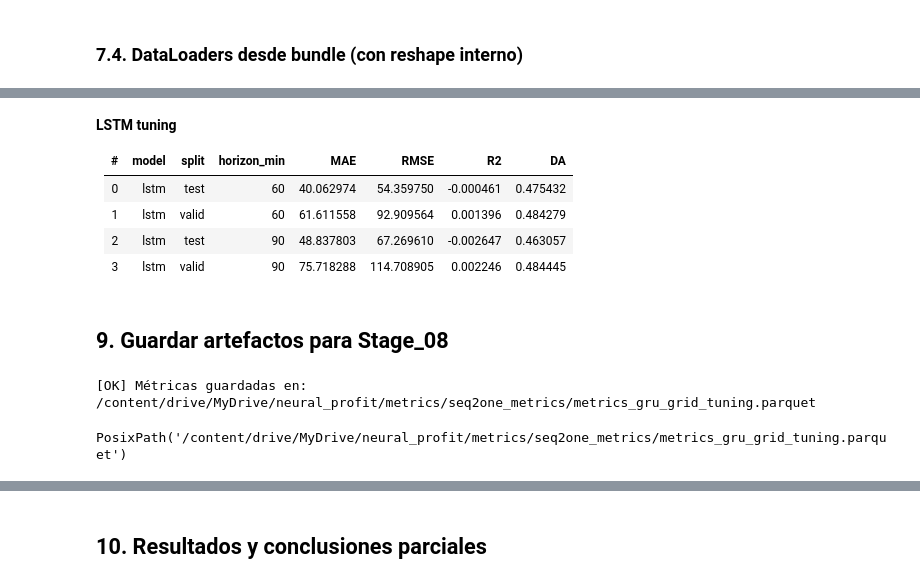
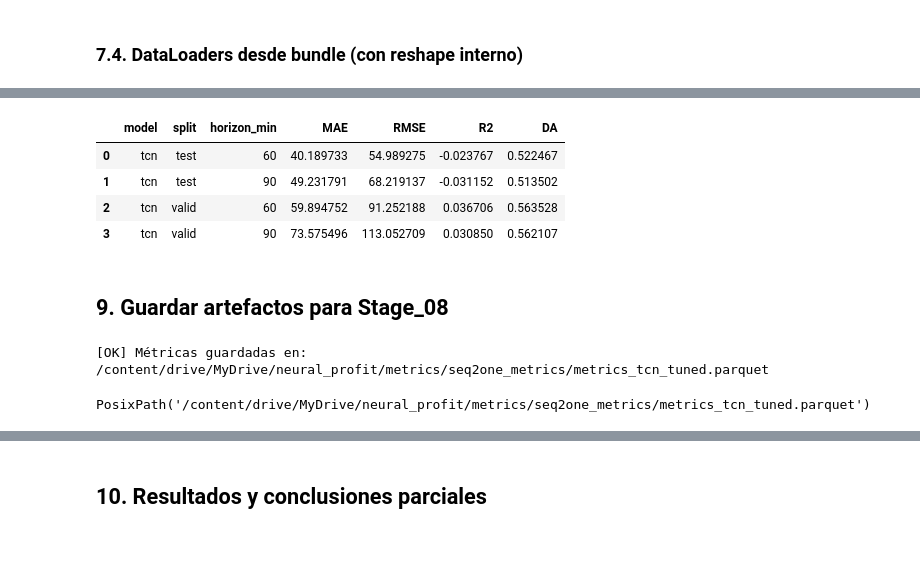
Before and after one commit to GUNAPILLCO/neural_profit, a Jupyter notebook: notebooks/stage_07_model_training/seq2one/stage_07_07_tcn_seq2one.ipynb, the cells around one changed output, grey strips where cells are left out. Saved outputs shown, nothing was run; the diff lists cells and outputs as text; code cells hidden in the pictures; blank space fills up the shorter version.

Commit message:
TCN completo con métricas.

```diff
--- a/notebooks/stage_07_model_training/seq2one/stage_07_07_tcn_seq2one.ipynb
+++ b/notebooks/stage_07_model_training/seq2one/stage_07_07_tcn_seq2one.ipynb
@@ -1125,0 +1227,2 @@ def run_gru_grid_for_bundle(
+# %%
+best_params_60, best_mae_60, study_60 = run_optuna(bundle_60_tune, n_trials=30, study_name="tcn_h60")
@@ -1125,0 +1248,2 @@ def run_gru_grid_for_bundle(
+# %%
+best_params_90, best_mae_90, study_90 = run_optuna(bundle_90_tune, n_trials=30, study_name="tcn_h90")
@@ -1125,0 +1601,13 @@ def run_gru_grid_for_bundle(
+# %%
+DEVICE = "cuda" if torch.cuda.is_available() else "cpu"
+N_FEATURES = 20
+BS60 = int(best_params_60["batch_size"])
+
+dl_valid_60 = make_loader_from_split(bundle_60, split="valid", batch_size=BS60, n_features=N_FEATURES)
+dl_test_60  = make_loader_from_split(bundle_60, split="test",  batch_size=BS60, n_features=N_FEATURES)
+
+y_true_valid_60, y_pred_valid_60 = predict_oos(model_tcn_final_60, dl_valid_60, device=DEVICE)
+y_true_test_60,  y_pred_test_60  = predict_oos(model_tcn_final_60, dl_test_60,  device=DEVICE)
+
+print("H60 VALID:", y_true_valid_60.shape, y_pred_valid_60.shape)
+print("H60 TEST :", y_true_test_60.shape,  y_pred_test_60.shape)
@@ -1359,13 +1672,43 @@ df_gru_metrics_tuned
-# %% [markdown]
-**LSTM tuning**
-
-
-| # | model | split | horizon_min | MAE       | RMSE       | R2        | DA       |
-|---|-------|-------|-------------|-----------|------------|-----------|----------|
-| 0 | lstm  | test  | 60          | 40.062974 | 54.359750  | -0.000461 | 0.475432 |
-| 1 | lstm  | valid | 60          | 61.611558 | 92.909564  | 0.001396  | 0.484279 |
-| 2 | lstm  | test  | 90          | 48.837803 | 67.269610  | -0.002647 | 0.463057 |
-| 3 | lstm  | valid | 90          | 75.718288 | 114.708905 | 0.002246  | 0.484445 |
+# %%
+import pandas as pd
+
+# ============================================================
+# H=60
+# ============================================================
+y_valid_60 = bundle_60["valid"]["y"]
+y_test_60  = bundle_60["test"]["y"]
+
+metrics_valid_60 = compute_seq2one_metrics(y_valid_60, y_pred_valid_60, compute_r2=True)
+metrics_test_60  = compute_seq2one_metrics(y_test_60,  y_pred_test_60,  compute_r2=True)
+
+df_valid_60 = metrics_to_df(metrics_valid_60, model="tcn", split="valid", horizon=60)
+df_test_60  = metrics_to_df(metrics_test_60,  model="tcn", split="test",  horizon=60)
+
+# ============================================================
+# H=90
+# ============================================================
+y_valid_90 = bundle_90["valid"]["y"]
+y_test_90  = bundle_90["test"]["y"]
+
+metrics_valid_90 = compute_seq2one_metrics(y_valid_90, y_pred_valid_90, compute_r2=True)
+metrics_test_90  = compute_seq2one_metrics(y_test_90,  y_pred_test_90,  compute_r2=True)
+
+df_valid_90 = metrics_to_df(metrics_valid_90, model="tcn", split="valid", horizon=90)
+df_test_90  = metrics_to_df(metrics_test_90,  model="tcn", split="test",  horizon=90)
+
+# ============================================================
+# Tabla final (VALID+TEST, H60+H90)
+# ============================================================
+df_tcn_metrics = pd.concat([df_valid_60, df_valid_90, df_test_60, df_test_90], ignore_index=True)
+df_tcn_metrics = df_tcn_metrics.sort_values(["split", "horizon_min"]).reset_index(drop=True)
+
+df_tcn_metrics
+# %% [output]
+|  | model | split | horizon_min | MAE | RMSE | R2 | DA |
+| 0 | tcn | test | 60 | 40.189733 | 54.989275 | -0.023767 | 0.522467 |
+| 1 | tcn | test | 90 | 49.231791 | 68.219137 | -0.031152 | 0.513502 |
+| 2 | tcn | valid | 60 | 59.894752 | 91.252188 | 0.036706 | 0.563528 |
+| 3 | tcn | valid | 90 | 73.575496 | 113.052709 | 0.030850 | 0.562107 |
 # %% [markdown]
 ## **9. Guardar artefactos para Stage_08**
 # %%
@@ -1406,8 +1749,9 @@ def save_seq2one_metrics(
     return out_path
 # %%
 save_seq2one_metrics(
-    df_gru_grid_all,
-    name="gru_grid_tuning")
+    df_tcn_metrics,
+    name="tcn_tuned",
+)
 # %% [output]
-[OK] Métricas guardadas en: /content/drive/MyDrive/neural_profit/metrics/seq2one_metrics/metrics_gru_grid_tuning.parquet
+[OK] Métricas guardadas en: /content/drive/MyDrive/neural_profit/metrics/seq2one_metrics/metrics_tcn_tuned.parquet
-PosixPath('/content/drive/MyDrive/neural_profit/metrics/seq2one_metrics/metrics_gru_grid_tuning.parquet')
+PosixPath('/content/drive/MyDrive/neural_profit/metrics/seq2one_metrics/metrics_tcn_tuned.parquet')
```
Also changed, not shown: parts of 67 cells of this notebook.
